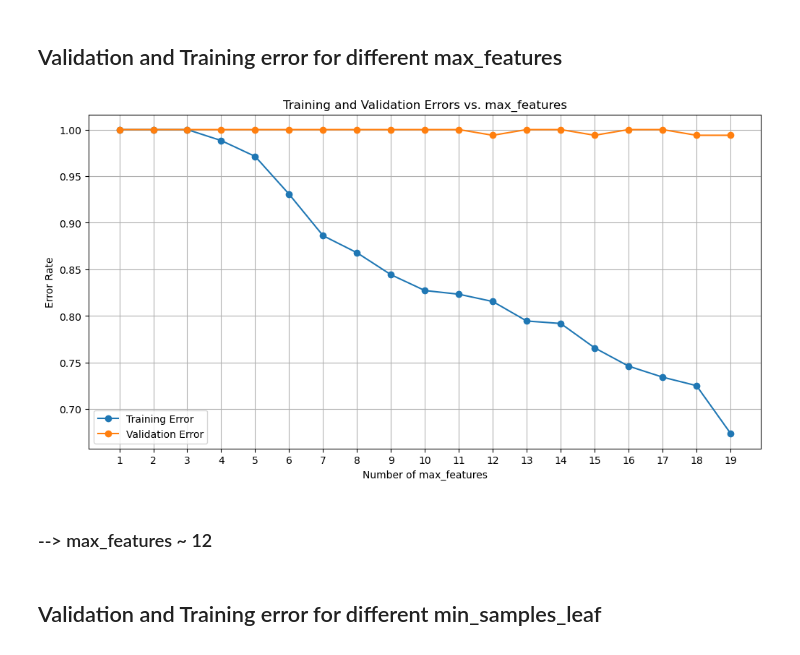
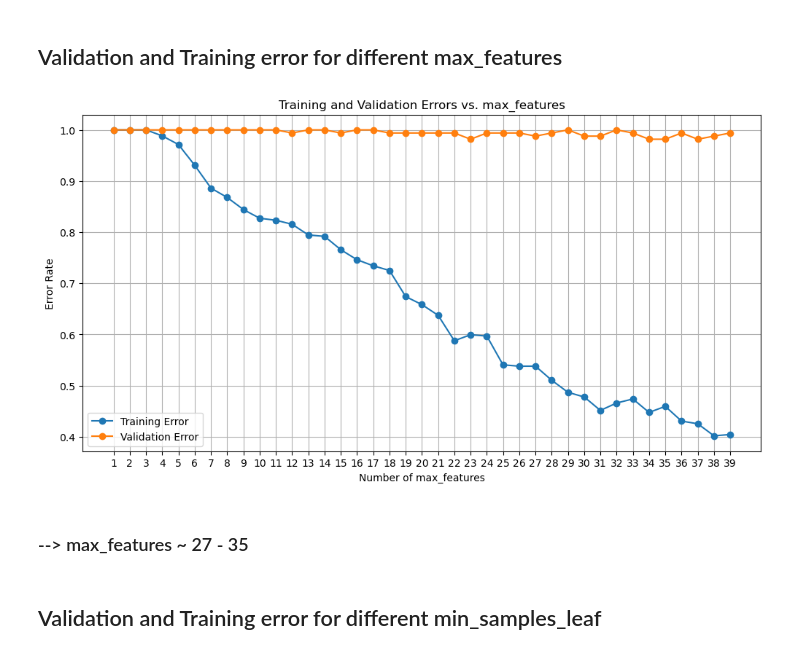
Before and after one commit to davneet721/Classifier_predict_population_from_genotype, a Jupyter notebook: Classifier_Genotype_to_Pop.ipynb, the cells around one changed output. Saved outputs shown, nothing was run; the diff lists cells and outputs as text; code cells hidden in the pictures.

```diff
--- a/Classifier_Genotype_to_Pop.ipynb
+++ b/Classifier_Genotype_to_Pop.ipynb
@@ -370,11 +370,11 @@ Best Parameters: {'estimator__max_depth': 8, 'estimator__min_samples_split': 2,
 # %% [markdown]
 ## Validation and Training error for different max_features
 # %%
-finetuning_1D('max_features', 1, 20, 1, 'max_depth', 8, X_train, y_train, X_val, y_val)
+finetuning_1D('max_features', 1, 40, 1, 'max_depth', 8, X_train, y_train, X_val, y_val)
 # %% [output]
-[figure, old version]
+[figure, new version]
 # %% [markdown]
-### --> max_features ~ 12
+### --> max_features ~ 27 - 35
 # %% [markdown]
 ## Validation and Training error for different min_samples_leaf
 # %%
```
Also changed, not shown: parts of 14 cells of this notebook, 3 other files.
